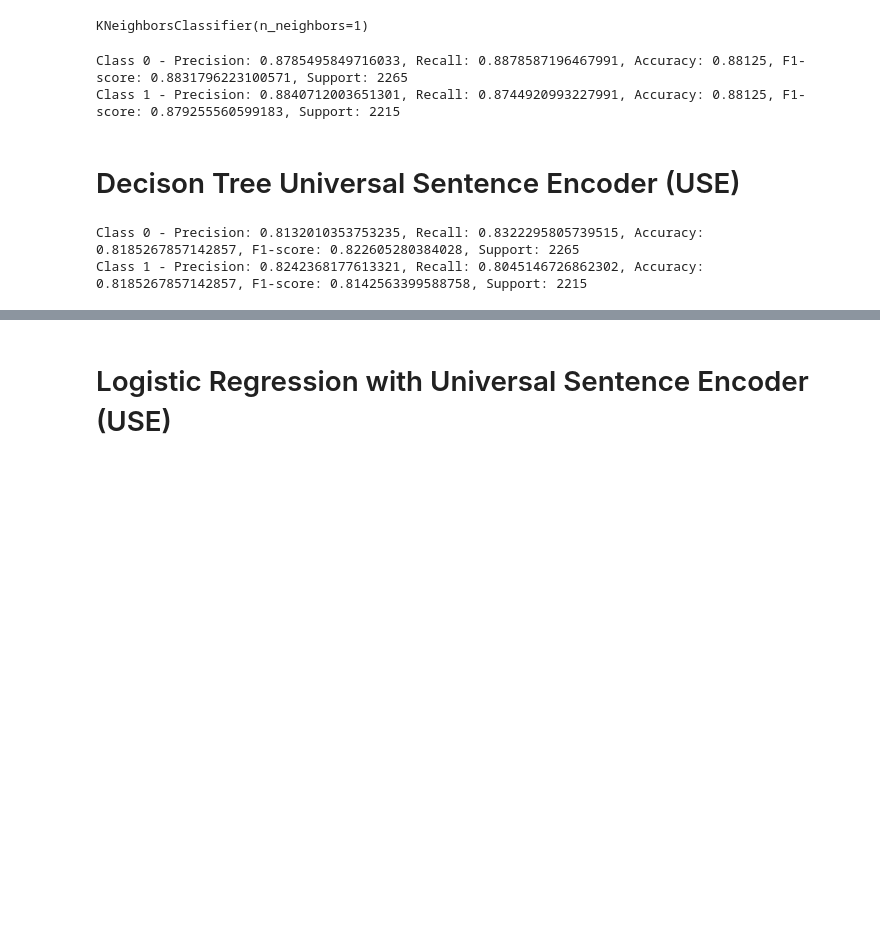
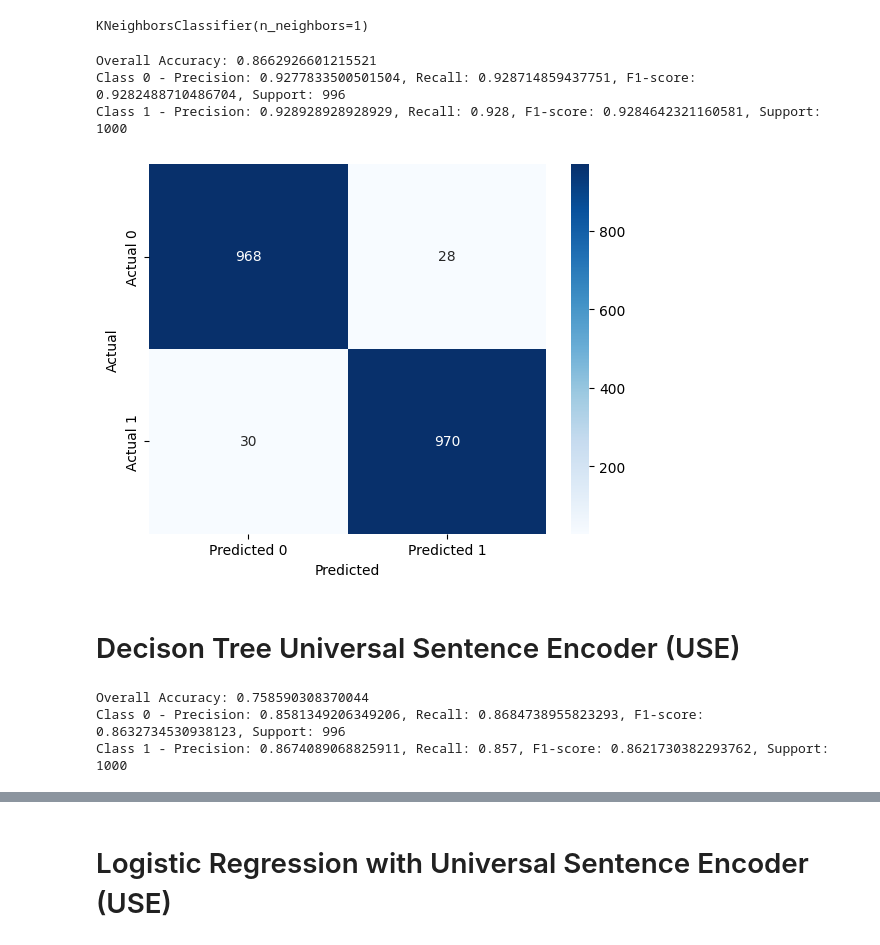
Before and after one commit to JeanMusenga/PhD-Thesis_2024_Musenga, a Jupyter notebook: Classifiers_with_USE.ipynb, the cells around one changed output, grey strips where cells are left out. Cells and saved outputs as stored; diff of their text form; code cells hidden in the pictures; blank space fills up the shorter version.

```diff
--- a/Classifiers_with_USE.ipynb
+++ b/Classifiers_with_USE.ipynb
@@ -121,15 +146,28 @@ FN_1 = conf_matrix[1, 0]
 FP_1 = conf_matrix[0, 1]
 TN_1 = conf_matrix[0, 0]
 
-# Calculate accuracy for each class
-accuracy_class_0 = (TP_0 + TN_0) / (TP_0 + TN_0 + FP_0 + FN_0)
-accuracy_class_1 = (TP_1 + TN_1) / (TP_1 + TN_1 + FP_1 + FN_1)
+# Calculate overall accuracy
+accuracy = (TP_0 + TP_1) / (TP_0 + TP_1 + FP_0 + FP_1 + FN_0 + FN_1)
 
-print(f'Class 0 - Precision: {precision_class[0]}, Recall: {recall_class[0]}, Accuracy: {accuracy_class_0}, F1-score: {f1_class[0]}, Support: {support_class[0]}')
-print(f'Class 1 - Precision: {precision_class[1]}, Recall: {recall_class[1]}, Accuracy: {accuracy_class_1}, F1-score: {f1_class[1]}, Support: {support_class[1]}')
+print(f'Overall Accuracy: {accuracy}')
+print(f'Class 0 - Precision: {precision_class[0]}, Recall: {recall_class[0]}, F1-score: {f1_class[0]}, Support: {support_class[0]}')
+print(f'Class 1 - Precision: {precision_class[1]}, Recall: {recall_class[1]}, F1-score: {f1_class[1]}, Support: {support_class[1]}')
 # %% [output]
-Class 0 - Precision: 0.8785495849716033, Recall: 0.8878587196467991, Accuracy: 0.88125, F1-score: 0.8831796223100571, Support: 2265
-Class 1 - Precision: 0.8840712003651301, Recall: 0.8744920993227991, Accuracy: 0.88125, F1-score: 0.879255560599183, Support: 2215
+Overall Accuracy: 0.8662926601215521
+Class 0 - Precision: 0.9277833500501504, Recall: 0.928714859437751, F1-score: 0.9282488710486704, Support: 996
+Class 1 - Precision: 0.928928928928929, Recall: 0.928, F1-score: 0.9284642321160581, Support: 1000
+# %%
+from sklearn.metrics import confusion_matrix
+import seaborn as sns
+import matplotlib.pyplot as plt
+
+cm = confusion_matrix(y_test, y_pred)
+sns.heatmap(cm, annot=True, fmt='d', cmap='Blues', xticklabels=['Predicted 0', 'Predicted 1'], yticklabels=['Actual 0', 'Actual 1'])
+plt.xlabel('Predicted')
+plt.ylabel('Actual')
+plt.show()
+# %% [output]
+[figure, added]
 # %% [markdown]
 # Decison Tree Universal Sentence Encoder (USE)
 # %%
@@ -158,12 +196,13 @@ FN_1 = conf_matrix[1, 0]
 FP_1 = conf_matrix[0, 1]
 TN_1 = conf_matrix[0, 0]
 
-# Calculate accuracy for each class
-accuracy_class_0 = (TP_0 + TN_0) / (TP_0 + TN_0 + FP_0 + FN_0)
-accuracy_class_1 = (TP_1 + TN_1) / (TP_1 + TN_1 + FP_1 + FN_1)
+# Calculate overall accuracy
+accuracy = (TP_0 + TP_1) / (TP_0 + TP_1 + FP_0 + FP_1 + FN_0 + FN_1)
 
-print(f'Class 0 - Precision: {precision_class[0]}, Recall: {recall_class[0]}, Accuracy: {accuracy_class_0}, F1-score: {f1_class[0]}, Support: {support_class[0]}')
-print(f'Class 1 - Precision: {precision_class[1]}, Recall: {recall_class[1]}, Accuracy: {accuracy_class_1}, F1-score: {f1_class[1]}, Support: {support_class[1]}')
+print(f'Overall Accuracy: {accuracy}')
+print(f'Class 0 - Precision: {precision_class[0]}, Recall: {recall_class[0]}, F1-score: {f1_class[0]}, Support: {support_class[0]}')
+print(f'Class 1 - Precision: {precision_class[1]}, Recall: {recall_class[1]}, F1-score: {f1_class[1]}, Support: {support_class[1]}')
 # %% [output]
-Class 0 - Precision: 0.8132010353753235, Recall: 0.8322295805739515, Accuracy: 0.8185267857142857, F1-score: 0.822605280384028, Support: 2265
-Class 1 - Precision: 0.8242368177613321, Recall: 0.8045146726862302, Accuracy: 0.8185267857142857, F1-score: 0.8142563399588758, Support: 2215
+Overall Accuracy: 0.758590308370044
+Class 0 - Precision: 0.8581349206349206, Recall: 0.8684738955823293, F1-score: 0.8632734530938123, Support: 996
+Class 1 - Precision: 0.8674089068825911, Recall: 0.857, F1-score: 0.8621730382293762, Support: 1000
```
Also changed, not shown: parts of 11 cells of this notebook.
